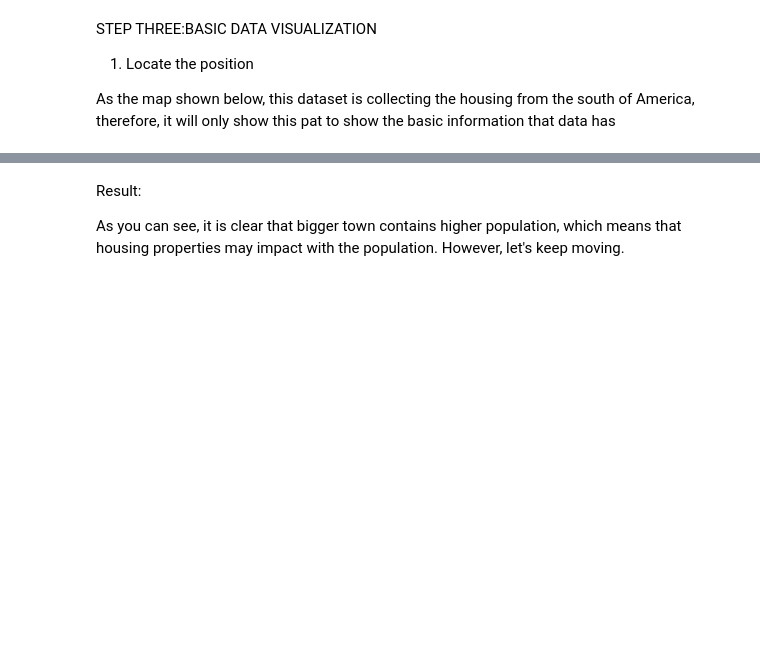
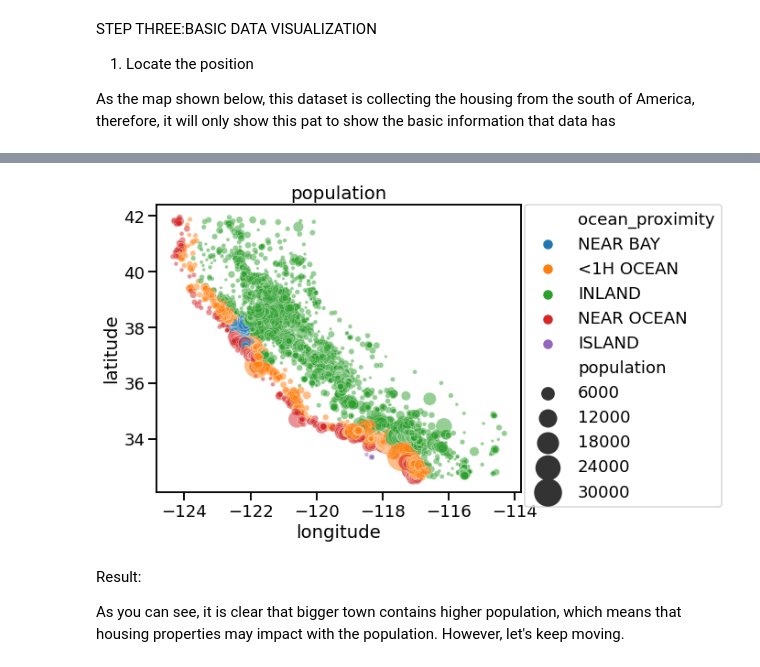
Before and after one commit to Bettyqichuyin/UDintroProject_exercise04, a Jupyter notebook: 4_Assignment.ipynb, the cells around one changed output, grey strips where cells are left out. Cells and saved outputs as stored; diff of their text form; code cells hidden in the pictures; blank space fills up the shorter version.

```diff
--- a/4_Assignment.ipynb
+++ b/4_Assignment.ipynb
@@ -125,6 +140,35 @@ HeatMap(lats_longs_weight).add_to(map_obj)
 map_obj
 # %% [output]
 [interactive output not drawn]
+# %%
+#visualize the data from the map
+import matplotlib.pyplot as plt
+import pandas as pd
+import seaborn as sns
+
+sns.set_context("talk", font_scale=1.1)
+plt.figure(figsize=(10,6))
+sns.scatterplot(x="longitude",
+                y="latitude",
+                size="population",
+                sizes=(10,1000),
+                alpha=0.5,
+                hue="ocean_proximity",
+                data=dfO)
+# Put the legend out of the figure
+plt.legend(bbox_to_anchor=(1.01, 1),borderaxespad=0)
+
+# Put the legend out of the figure
+#plt.legend(bbox_to_anchor=(1.01, 0.54),  borderaxespad=0.)
+plt.xlabel("longitude")
+plt.ylabel("latitude")
+plt.title("population")
+plt.tight_layout()
+
+plt.savefig("Bubble_plot_Seaborn_color_by_variable_Seaborn_scatterplot.png",
+                    format='png',dpi=150)
+# %% [output]
+[figure, added]
 # %% [markdown]
 Result:
 
```
Also changed, not shown: parts of 1 cell of this notebook, 1 other file.
